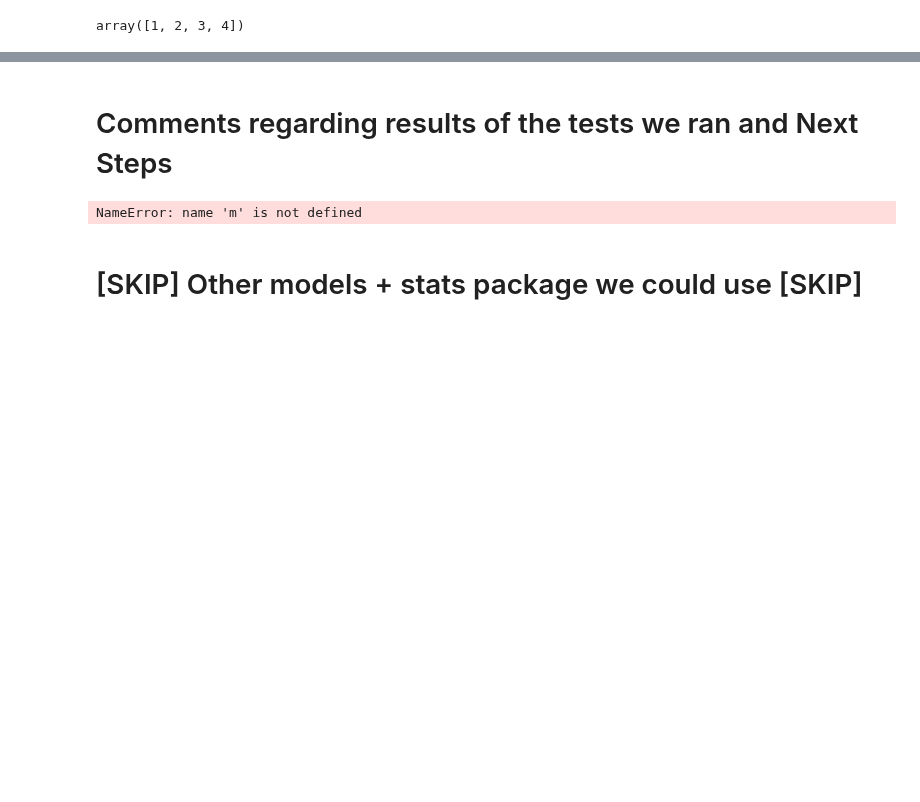
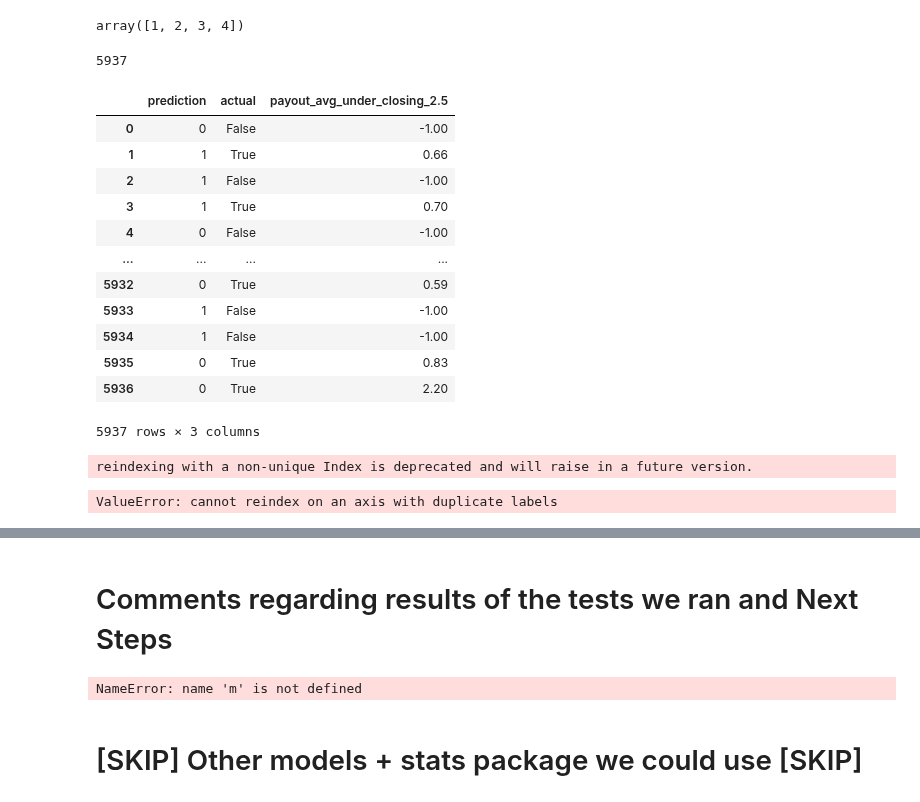
Before and after one commit to rafabertolace/OnThePitch, a Jupyter notebook: notebooks/ D7_KGB_Model____beat_the_delta!_v2_testing_the_model_with_more_years_and_Mkt.ipynb, the cells around one changed output, grey strips where cells are left out. Cells and saved outputs as stored; diff of their text form; code cells hidden in the pictures; blank space fills up the shorter version.

```diff
--- a/notebooks/ D7_KGB_Model____beat_the_delta!_v2_testing_the_model_with_more_years_and_Mkt.ipynb
+++ b/notebooks/ D7_KGB_Model____beat_the_delta!_v2_testing_the_model_with_more_years_and_Mkt.ipynb
@@ -763,3 +1003,4 @@ results_xgb_4=[]
 # %%
 test_size_0=0.90
-testing_models(100)
+testing_models_classifier(100)
+accuracy_test, accuracy_train, precision_train, precision_test, y_final_df = testing_models_classifier(10)
@@ -766,3 +1026,28 @@ testing_models(100)
+# %%
+y_final_df['actual'].isnull().sum()
+# %% [output]
+5937
+# %%
+y_final_df
+# %% [output]
+|  | prediction | actual | payout_avg_under_closing_2.5 |
+| 0 | 0 | False | -1.00 |
+| 1 | 1 | True | 0.66 |
+| 2 | 1 | False | -1.00 |
+| 3 | 1 | True | 0.70 |
+| 4 | 0 | False | -1.00 |
+| ... | ... | ... | ... |
+| 5932 | 0 | True | 0.59 |
+| 5933 | 1 | False | -1.00 |
+| 5934 | 1 | False | -1.00 |
+| 5935 | 0 | True | 0.83 |
+| 5936 | 0 | True | 2.20 |
+5937 rows × 3 columns
+# %%
+y_final_xgb['decision_criteria']=y_test
+# %% [output]
+reindexing with a non-unique Index is deprecated and will raise in a future version.
+ValueError: cannot reindex on an axis with duplicate labels
 # %%
 # Results of the X tests with XGB (that you ran with the function testing_models)
 median_results_bad_bets = np.median(np.array(results_xgb_false))
```
Also changed, not shown: parts of 24 cells of this notebook, 1 other file.
